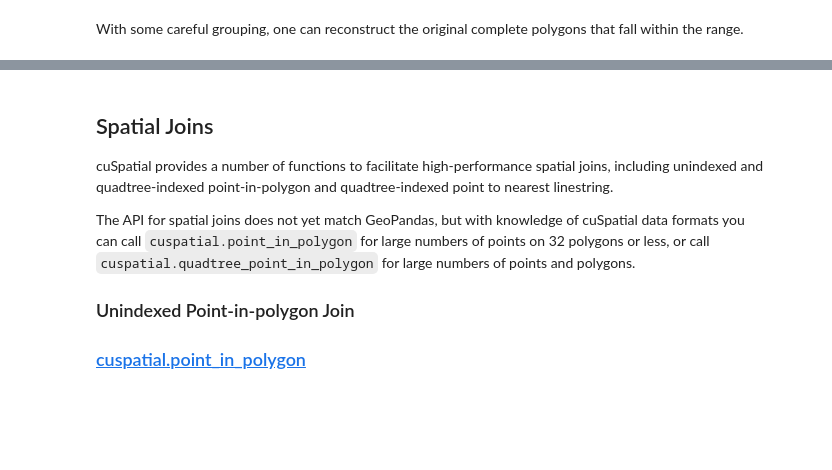
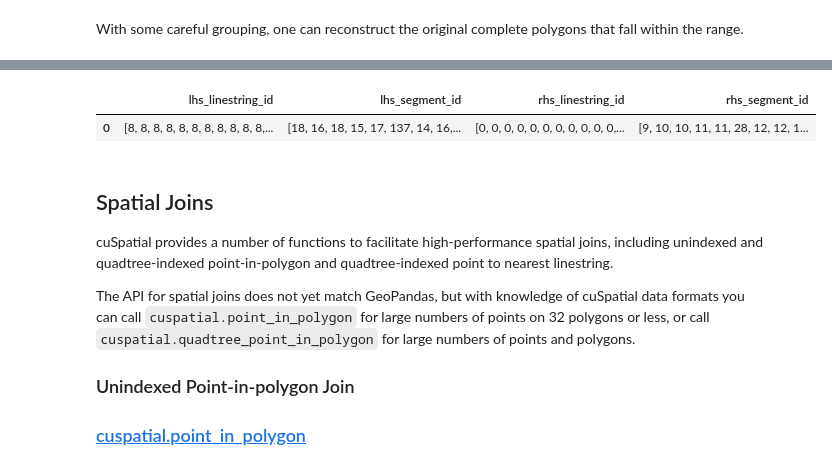
Before and after one commit to rapidsai/cuspatial, a Jupyter notebook: docs/source/user_guide/cuspatial_api_examples.ipynb, the cells around one changed output, grey strips where cells are left out. Drawn from its saved outputs; the diff is of its cells as text; code cells hidden in the pictures; blank space fills up the shorter version.

```diff
--- a/docs/source/user_guide/cuspatial_api_examples.ipynb
+++ b/docs/source/user_guide/cuspatial_api_examples.ipynb
@@ -515,0 +523,8 @@ With some careful grouping, one can reconstruct the original complete polygons t
+# %%
+from cuspatial.core.binops.intersection import pairwise_linestring_intersection
+
+host_dataframe = geopandas.read_file(geopandas.datasets.get_path("naturalearth_lowres"))
+usa_boundary = cuspatial.from_geopandas(host_dataframe[host_dataframe.name == "United States of America"].geometry.boundary)
+canada_boundary = cuspatial.from_geopandas(host_dataframe[host_dataframe.name == "Canada"].geometry.boundary)
+
+list_offsets, geometries, look_back_ids = pairwise_linestring_intersection(usa_boundary, canada_boundary)
@@ -516,3 +558,10 @@ With some careful grouping, one can reconstruct the original complete polygons t
+# %%
+# The third element is a dataframe that contains IDs to the input segments and linestrings, 4 for each result row.
+# Each represents ids to lhs, rhs linestring and segment ids.
+look_back_ids
+# %% [output]
+|  | lhs_linestring_id | lhs_segment_id | rhs_linestring_id | rhs_segment_id |
+| 0 | [8, 8, 8, 8, 8, 8, 8, 8, 8, 8, 8,... | [18, 16, 18, 15, 17, 137, 14, 16,... | [0, 0, 0, 0, 0, 0, 0, 0, 0, 0, 0,... | [9, 10, 10, 11, 11, 28, 12, 12, 1... |
 # %% [markdown]
 ## Spatial Joins
 
```
Also changed, not shown: parts of 4 cells of this notebook.
